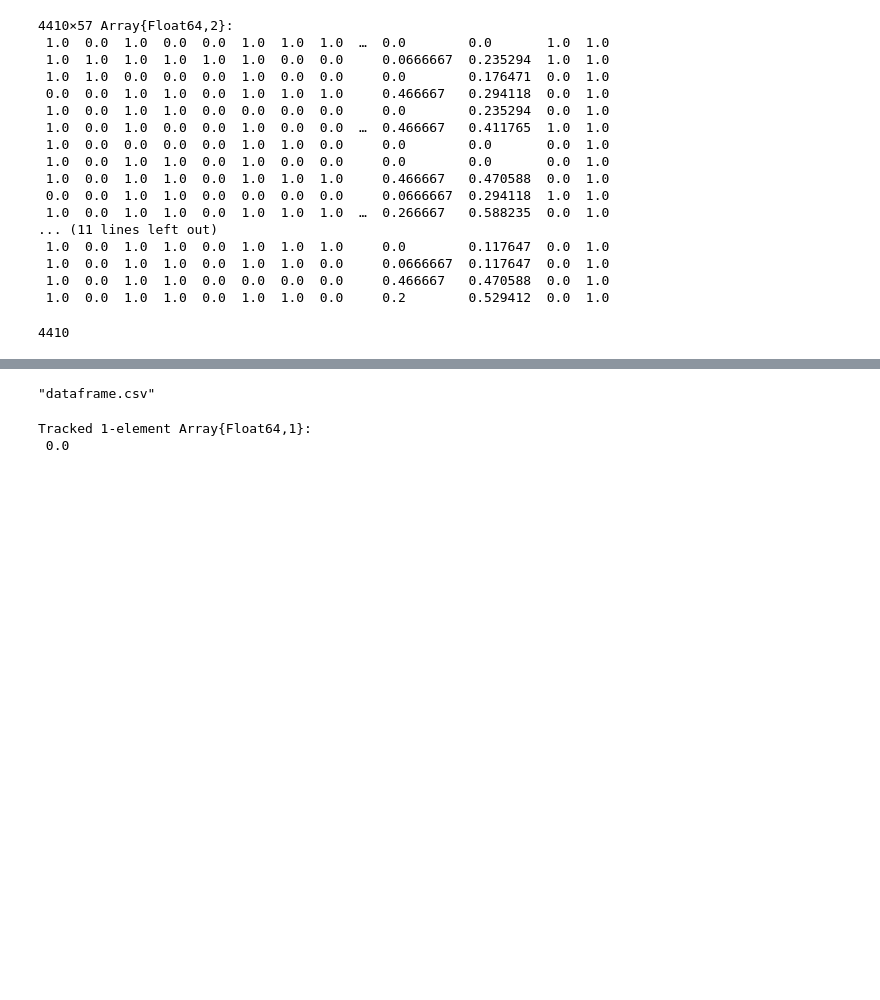
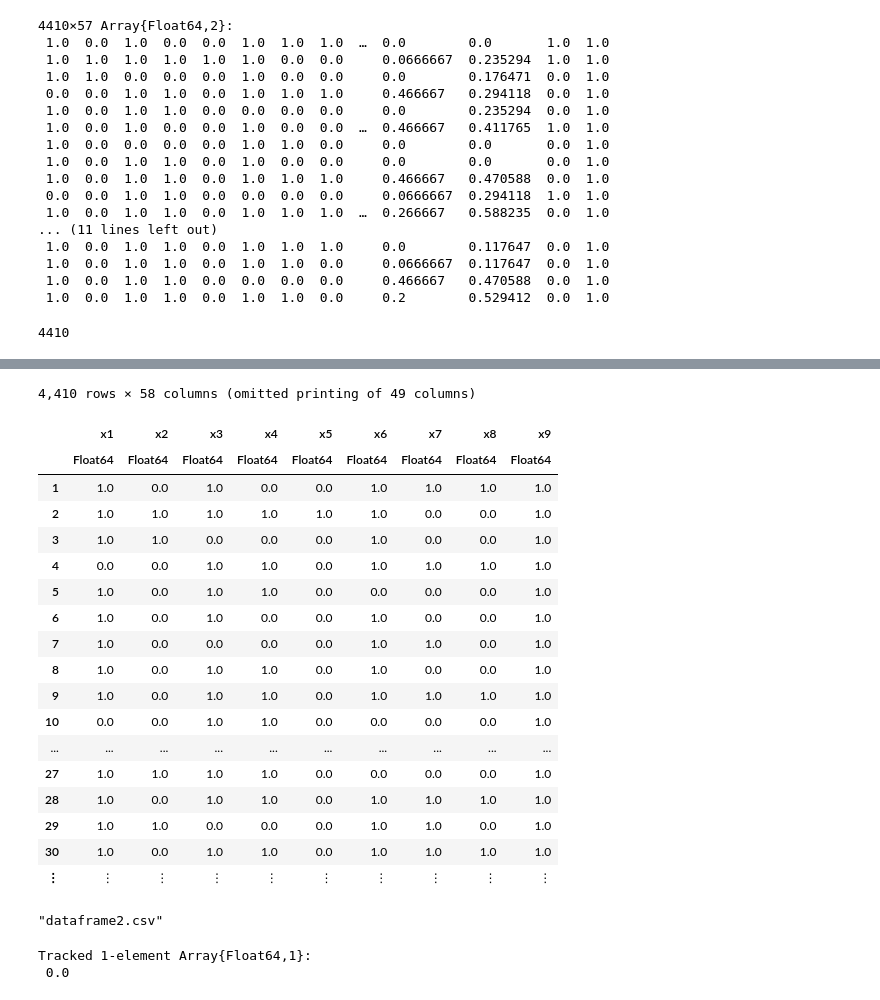
Before and after one commit to silviaruiz44/HRAnalytics, a Jupyter notebook: HR Analytics.ipynb, the cells around one changed output, grey strips where cells are left out. Cells and saved outputs as stored; diff of their text form; code cells hidden in the pictures; blank space fills up the shorter version.

Commit message:
Importing data frames to R

```diff
--- a/HR Analytics.ipynb
+++ b/HR Analytics.ipynb
@@ -477,7 +457,29 @@ DimensionMismatch: DimensionMismatch("mismatch in dimension 1 (expected 1 got 44
+# %%
+data3=convert(DataFrame, data2)
+# %% [output]
+4,410 rows × 58 columns (omitted printing of 49 columns)
+|  | x1 | x2 | x3 | x4 | x5 | x6 | x7 | x8 | x9 |
+|  | Float64 | Float64 | Float64 | Float64 | Float64 | Float64 | Float64 | Float64 | Float64 |
+| 1 | 1.0 | 0.0 | 1.0 | 0.0 | 0.0 | 1.0 | 1.0 | 1.0 | 1.0 |
+| 2 | 1.0 | 1.0 | 1.0 | 1.0 | 1.0 | 1.0 | 0.0 | 0.0 | 1.0 |
+| 3 | 1.0 | 1.0 | 0.0 | 0.0 | 0.0 | 1.0 | 0.0 | 0.0 | 1.0 |
+| 4 | 0.0 | 0.0 | 1.0 | 1.0 | 0.0 | 1.0 | 1.0 | 1.0 | 1.0 |
+| 5 | 1.0 | 0.0 | 1.0 | 1.0 | 0.0 | 0.0 | 0.0 | 0.0 | 1.0 |
+| 6 | 1.0 | 0.0 | 1.0 | 0.0 | 0.0 | 1.0 | 0.0 | 0.0 | 1.0 |
+| 7 | 1.0 | 0.0 | 0.0 | 0.0 | 0.0 | 1.0 | 1.0 | 0.0 | 1.0 |
+| 8 | 1.0 | 0.0 | 1.0 | 1.0 | 0.0 | 1.0 | 0.0 | 0.0 | 1.0 |
+| 9 | 1.0 | 0.0 | 1.0 | 1.0 | 0.0 | 1.0 | 1.0 | 1.0 | 1.0 |
+| 10 | 0.0 | 0.0 | 1.0 | 1.0 | 0.0 | 0.0 | 0.0 | 0.0 | 1.0 |
+| ... | ... | ... | ... | ... | ... | ... | ... | ... | ... |
+| 27 | 1.0 | 1.0 | 1.0 | 1.0 | 0.0 | 0.0 | 0.0 | 0.0 | 1.0 |
+| 28 | 1.0 | 0.0 | 1.0 | 1.0 | 0.0 | 1.0 | 1.0 | 1.0 | 1.0 |
+| 29 | 1.0 | 1.0 | 0.0 | 0.0 | 0.0 | 1.0 | 1.0 | 0.0 | 1.0 |
+| 30 | 1.0 | 0.0 | 1.0 | 1.0 | 0.0 | 1.0 | 1.0 | 1.0 | 1.0 |
+| ⋮ | ⋮ | ⋮ | ⋮ | ⋮ | ⋮ | ⋮ | ⋮ | ⋮ | ⋮ |
 # %%
-CSV.write("dataframe.csv", data)
+CSV.write("dataframe2.csv", data3)
 # %% [output]
-"dataframe.csv"
+"dataframe2.csv"
 # %%
 X = convert(Array,data); #features
 y = convert(Array,target2);  #Y-values
```
Also changed, not shown: parts of 3 cells of this notebook.
